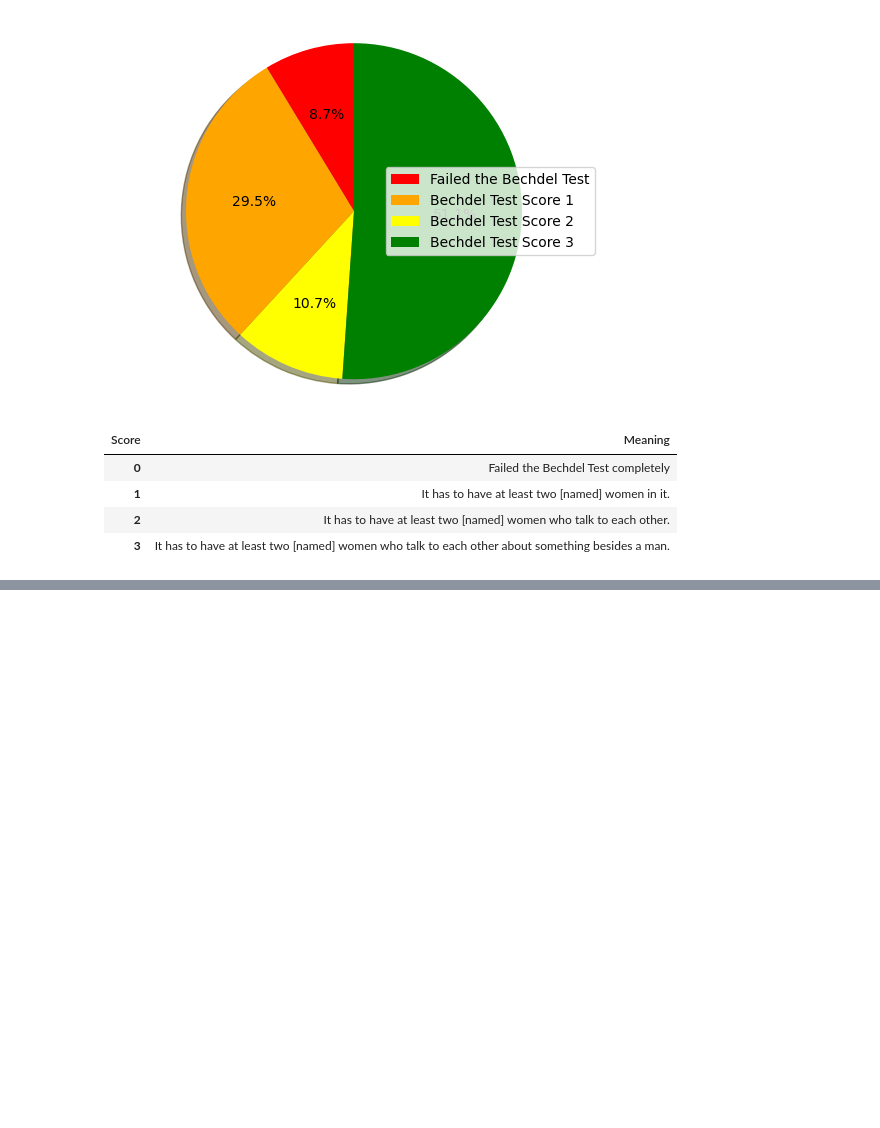
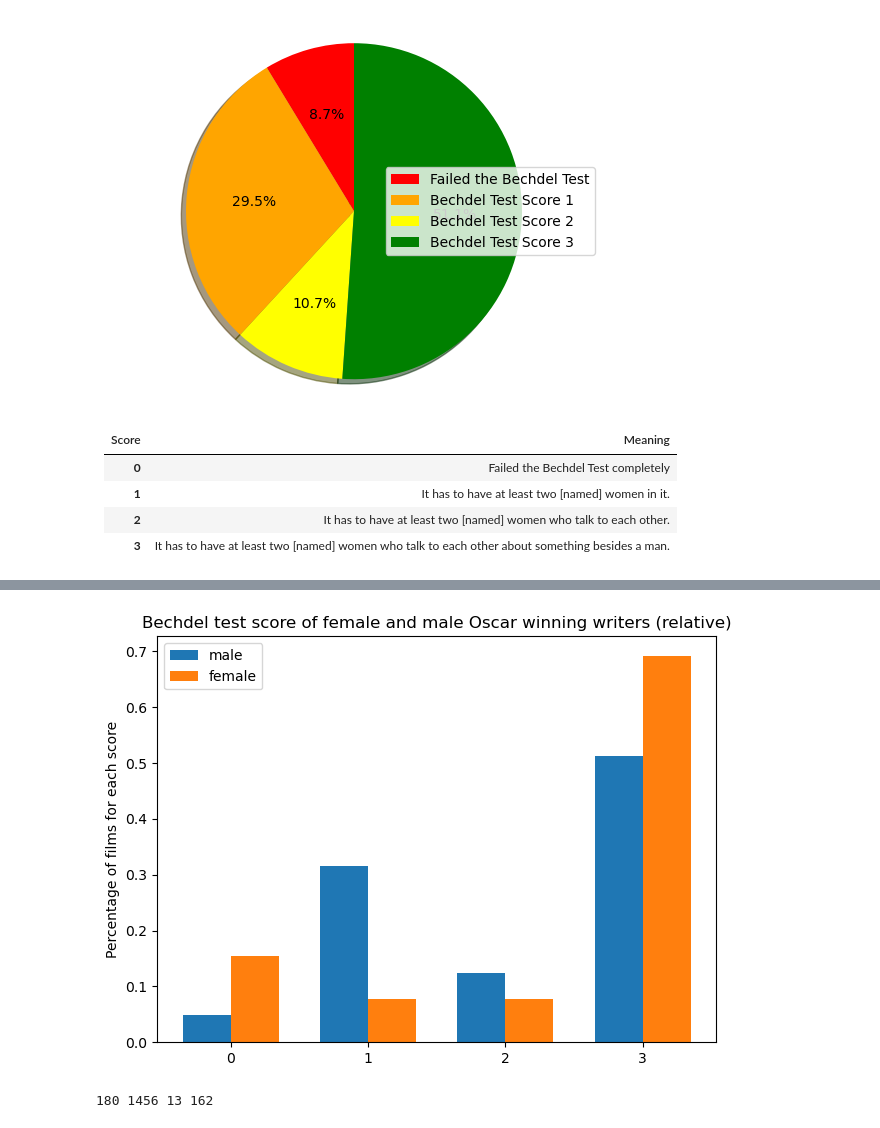
Before and after one commit to TamKra/Assignment_1, a Jupyter notebook: Womenincinema.ipynb, the cells around one changed output, grey strips where cells are left out. Cells and saved outputs as stored; diff of their text form; code cells hidden in the pictures; blank space fills up the shorter version.

```diff
--- a/Womenincinema.ipynb
+++ b/Womenincinema.ipynb
@@ -753,0 +1220,78 @@ Or if I would add on to my research-question it could also be a line chart of th
+# %%
+total_count_m_writer = bt_male_writing_0 + bt_male_writing_1 + bt_male_writing_2 + bt_male_writing_3
+total_count_f_writer = bt_female_writing_0 + bt_female_writing_1 + bt_female_writing_2 + bt_female_writing_3
+
+normalized_count_m_writer_0 = bt_male_writing_0 / total_count_m_writer
+normalized_fem_writer_0 = bt_female_writing_0 / total_count_f_writer
+normalized_count_m_writer_1 = bt_male_writing_1 / total_count_m_writer
+normalized_fem_writer_1 = bt_female_writing_1 / total_count_f_writer
+normalized_count_m_writer_2 = bt_male_writing_2 / total_count_m_writer
+normalized_fem_writer_2 = bt_female_writing_2 / total_count_f_writer
+normalized_count_m_writer_3 = bt_male_writing_3 / total_count_m_writer
+normalized_fem_writer_3 = bt_female_writing_3 / total_count_f_writer
+# %%
+labels = ['0', '1', '2', '3']
+Male_Writer = [normalized_count_m_writer_0, normalized_count_m_writer_1, normalized_count_m_writer_2, normalized_count_m_writer_3]
+Female_Writer = [normalized_fem_writer_0, normalized_fem_writer_1, normalized_fem_writer_2, normalized_fem_writer_3]
+
+x = np.arange(len(labels))  # the label locations
+width = 0.35  # the width of the bars
+
+fig, ax = plt.subplots()
+rects1 = ax.bar(x - width/2, Male_Writer, width, label='male')
+rects2 = ax.bar(x + width/2, Female_Writer, width, label='female')
+
+# Add some text for labels, title and custom x-axis tick labels, etc.
+ax.set_ylabel('Percentage of films for each score')
+ax.set_title('Bechdel test score of female and male Oscar winning writers (relative)')
+ax.set_xticks(x)
+ax.set_xticklabels(labels)
+ax.legend()
+
+
+def autolabel(rects):
+    """Attach a text label above each bar in *rects*, displaying its height."""
+    for rect in rects:
+        height = rect.get_height()
+        ax.annotate('{}'.format(height),
+                    xy=(rect.get_x() + rect.get_width() / 2, height),
+                    xytext=(0, 3),  # 3 points vertical offset
+                    textcoords="offset points",
+                    ha='center', va='bottom')
+
+
+fig.tight_layout()
+
+plt.show()
+# %% [output]
+[figure, added]
+# %%
+#calculating the number of people
+
+all_writing_only_list = []
+
+for entry in oscar_dict:
+    if entry["category"] == "WRITING":
+        all_writing_only_list.append(entry)
+
+
+all_female_writers = []
+
+for entry in all_writing_only_list:
+    if entry["gender"] == "female":
+        all_female_writers.append(entry)
+
+
+all_male_writers = []
+
+for entry in all_writing_only_list:
+    if entry["gender"] == "male":
+        all_male_writers.append(entry)
+
+num_f_writ = len(all_female_writers)
+num_m_writ = len(all_male_writers)
+num_m_writ_w = len(male_writing_winners)
+num_f_writ_w = len(female_writing_winners)
+print(num_f_writ, num_m_writ, num_f_writ_w, num_m_writ_w)
+# %% [output]
+180 1456 13 162
```
Also changed, not shown: parts of 57 cells of this notebook.
